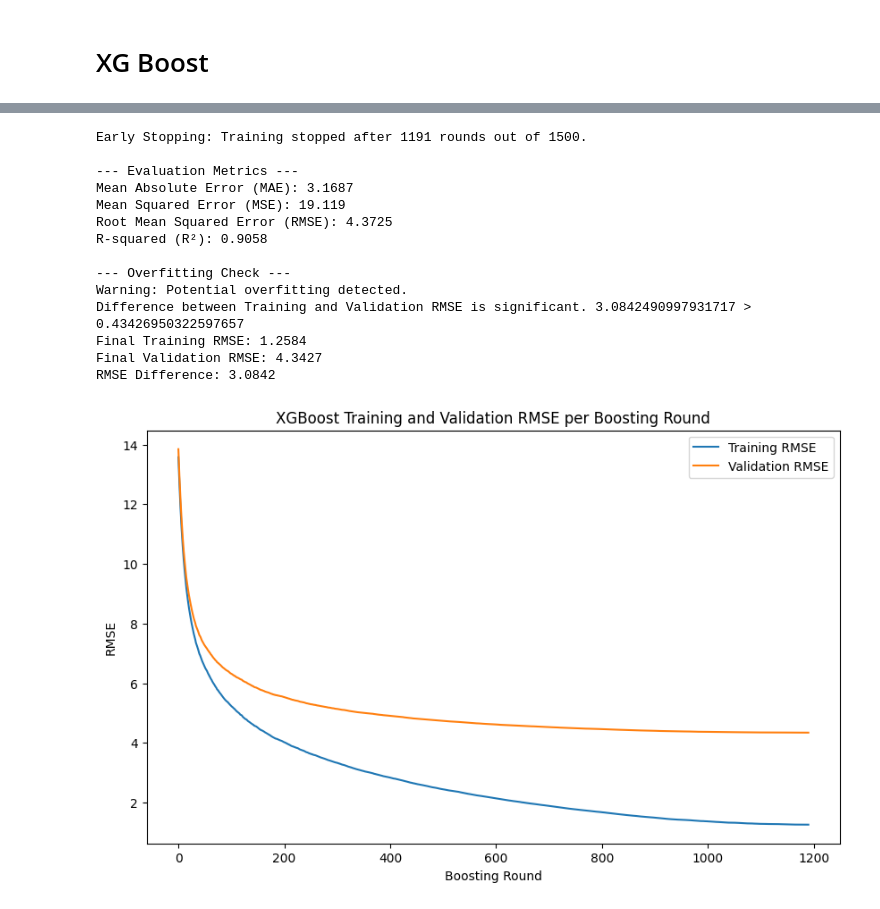
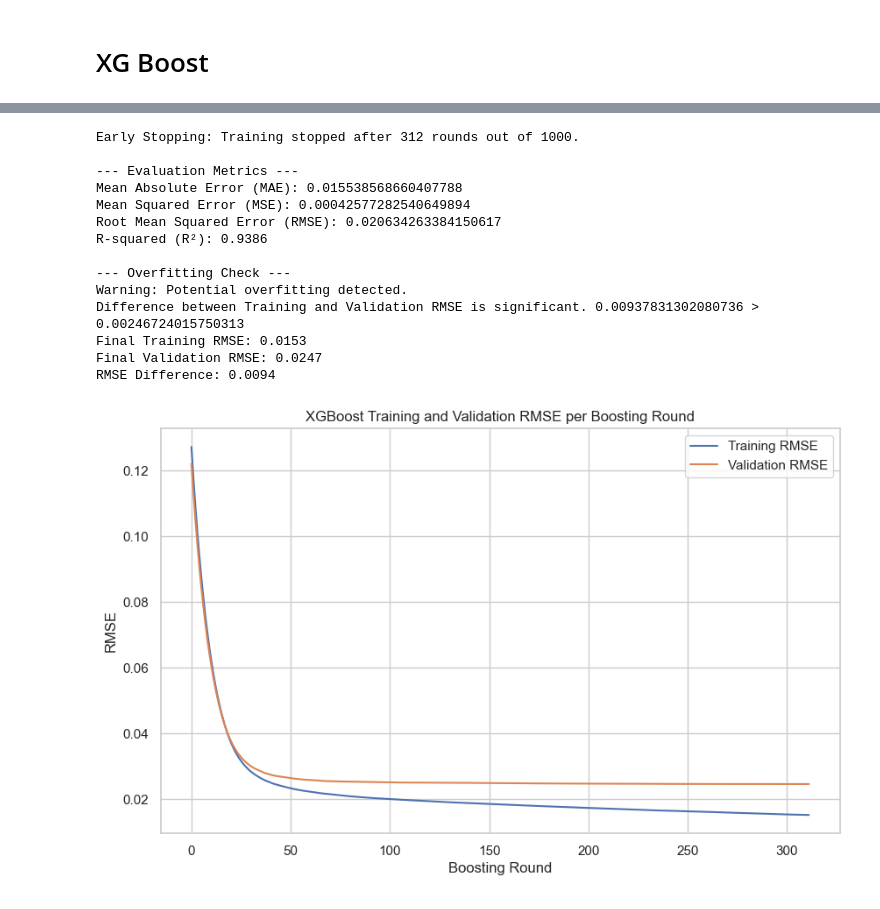
Before and after one commit to storlien/it3212-data-driven-software, a Jupyter notebook: assignment-3/bagging_boosting.ipynb, the cells around one changed output, grey strips where cells are left out. Drawn from its saved outputs; the diff is of its cells as text; code cells hidden in the pictures.

Commit message:
la inn plot

```diff
--- a/assignment-3/bagging_boosting.ipynb
+++ b/assignment-3/bagging_boosting.ipynb
@@ -23 +10,6 @@ X_val, X_test, y_val, y_test = train_test_split(X_temp, y_temp, test_size=0.5, r
+# %%
+
+X_train_reshaped = X_train.reshape(X_train.shape[0], -1)  # Reshape to (samples, timesteps * features)
+X_val_reshaped = X_val.reshape(X_val.shape[0], -1)
+X_test_reshaped = X_test.reshape(X_test.shape[0], -1)
 # %%
@@ -168,11 +204,11 @@ ada_boost_model = AdaBoostRegressor(
     random_state=101
 )
 
-# Train the AdaBoost model
-ada_boost_model.fit(X_train, y_train)
+# Train the AdaBoost model on the reshaped training data
+ada_boost_model.fit(X_train_reshaped, y_train)
 
-# Make predictions on the test set
-y_pred = ada_boost_model.predict(X_test)
+# Make predictions on the reshaped test set
+y_pred = ada_boost_model.predict(X_test_reshaped)
 
 # Evaluate the model performance
 mae = mean_absolute_error(y_test, y_pred)
@@ -180,6 +216,7 @@ mse = mean_squared_error(y_test, y_pred)
 r2 = r2_score(y_test, y_pred)
 
 # Output the evaluation metrics
+print("Mean Absolute Error (MAE):", mae)
 print("Mean Squared Error (MSE):", mse)
 print(f"R² Score: {r2:.4f}")
 # %% [output]
@@ -259,24 +386,27 @@ import matplotlib.pyplot as plt
 
 # Initialize the regressor with the best hyperparameters
 params = {
-    "learning_rate": search.best_params_["learning_rate"],
-    "n_estimators": search.best_params_["n_estimators"],
-    "max_depth": search.best_params_["max_depth"],
-    'min_child_weight':1,        # Minimum sum of instance weight (default: 1)
-    'gamma':0,                   # Minimum loss reduction required (default: 0)
-    'subsample':1,               # Subsample ratio of the training instances (default: 1)
-    'colsample_bytree':1,        # Subsample ratio of columns when constructing each tree (default: 1)
-    'eval_metric':'rmse',        # Evaluation metric (default: 'rmse')
-    'random_state':101,          # For reproducibility (user-specified)
-    'early_stopping_rounds':10 # Stop training early if validation metric doesn’t improve (default: None)
+    # "learning_rate": search.best_params_["learning_rate"],
+    # "n_estimators": search.best_params_["n_estimators"],
+    # "max_depth": search.best_params_["max_depth"],
+    "learning_rate": 0.08,
+    "n_estimators": 1000,
+    "max_depth": 5,
+    'min_child_weight': 1,
+    'gamma': 0,
+    'subsample': 1,
+    'colsample_bytree': 1,
+    'eval_metric': 'rmse',
+    'random_state': 101,
+    'early_stopping_rounds': 10
 }
 
 best_regressor = xgb.XGBRegressor(**params)
 
-# Train the model with early stopping
+# Train the model with early stopping on reshaped data
 best_regressor.fit(
-    X_train, y_train,
-    eval_set=[(X_train, y_train), (X_val, y_val)],
+    X_train_reshaped, y_train,
+    eval_set=[(X_train_reshaped, y_train), (X_val_reshaped, y_val)],
     verbose=False
 )
 
@@ -285,13 +415,13 @@ training_rounds = len(best_regressor.evals_result()['validation_0']['rmse'])
 if training_rounds < params['n_estimators']:
     print(f"Early Stopping: Training stopped after {training_rounds} rounds out of {params['n_estimators']}.")
 
-# Make predictions on the test set
-predictions = best_regressor.predict(X_test)
+# Make predictions on the reshaped test set
+predictions = best_regressor.predict(X_test_reshaped)
 
 # Calculate evaluation metrics
-mse = mean_squared_error(y_test, predictions).round(4)
-rmse = np.sqrt(mse).round(4)
-mae = mean_absolute_error(y_test, predictions).round(4)
+mse = mean_squared_error(y_test, predictions)
+rmse = np.sqrt(mse)
+mae = mean_absolute_error(y_test, predictions)
 r2 = r2_score(y_test, predictions)
 
 # Display evaluation metrics
@@ -309,43 +439,43 @@ rmse_diff = abs(train_rmse_final - val_rmse_final)
 
 # Check for overfitting
 print("\n--- Overfitting Check ---")
 if rmse_diff > 0.1 * val_rmse_final:
     print(f"Warning: Potential overfitting detected.\nDifference between Training and Validation RMSE is significant. {rmse_diff} > {0.1 * val_rmse_final}")
 else:
     print("Good generalization: Training and Validation RMSE values are close.")
 
 print(f"Final Training RMSE: {train_rmse_final:.4f}")
 print(f"Final Validation RMSE: {val_rmse_final:.4f}")
 print(f"RMSE Difference: {rmse_diff:.4f}")
 
 # Plot training and validation RMSE
 epochs = len(results['validation_0']['rmse'])
 x_axis = range(0, epochs)
 
 plt.figure(figsize=(10, 6))
 plt.plot(x_axis, results['validation_0']['rmse'], label='Training RMSE')
 plt.plot(x_axis, results['validation_1']['rmse'], label='Validation RMSE')
 plt.legend()
 plt.xlabel('Boosting Round')
 plt.ylabel('RMSE')
 plt.title('XGBoost Training and Validation RMSE per Boosting Round')
 plt.show()
 # %% [output]
-Early Stopping: Training stopped after 1191 rounds out of 1500.
+Early Stopping: Training stopped after 312 rounds out of 1000.
 
 --- Evaluation Metrics ---
-Mean Absolute Error (MAE): 3.1687
-Mean Squared Error (MSE): 19.119
-Root Mean Squared Error (RMSE): 4.3725
-R-squared (R²): 0.9058
+Mean Absolute Error (MAE): 0.015538568660407788
+Mean Squared Error (MSE): 0.00042577282540649894
+Root Mean Squared Error (RMSE): 0.020634263384150617
+R-squared (R²): 0.9386
 
 --- Overfitting Check ---
 Warning: Potential overfitting detected.
-Difference between Training and Validation RMSE is significant. 3.0842490997931717 > 0.43426950322597657
-Final Training RMSE: 1.2584
-Final Validation RMSE: 4.3427
-RMSE Difference: 3.0842
+Difference between Training and Validation RMSE is significant. 0.00937831302080736 > 0.00246724015750313
+Final Training RMSE: 0.0153
+Final Validation RMSE: 0.0247
+RMSE Difference: 0.0094
-[figure, old version]
+[figure, new version]
 # %%
 from xgboost import plot_importance
 import matplotlib.pyplot as plt
```
Also changed, not shown: parts of 15 cells of this notebook, 1 other file.
